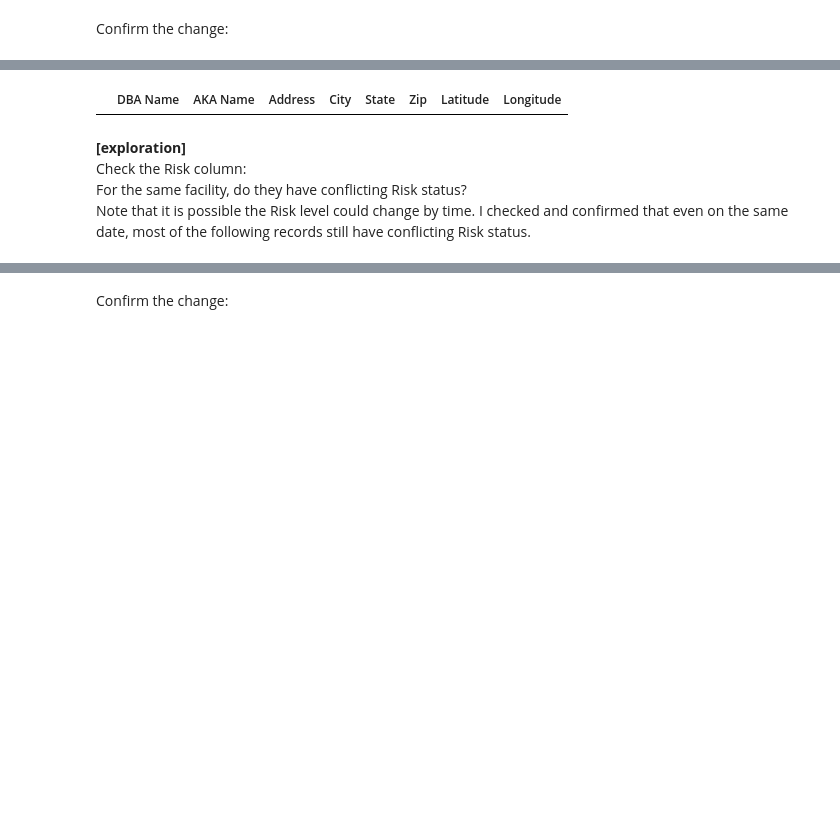
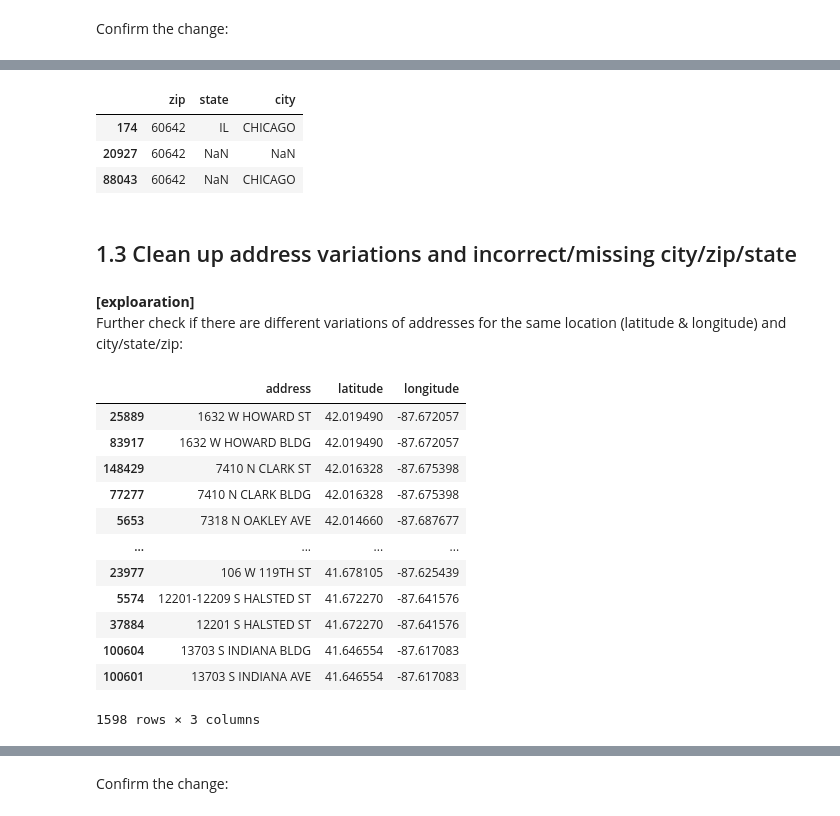
Before and after one commit to delongmeng/Chicago_Food_Inspection, a Jupyter notebook: data_cleaning_step_3b.ipynb, the cells around one changed output, grey strips where cells are left out. Drawn from its saved outputs; the diff is of its cells as text; code cells hidden in the pictures; blank space fills up the shorter version.

```diff
--- a/data_cleaning_step_3b.ipynb
+++ b/data_cleaning_step_3b.ipynb
@@ -164,7 +187,7 @@ Clean up strings:
 def clean_strings(x):
     return x.upper().replace('.', '').replace(',', '').replace("'", '').strip() if (not pd.isnull(x)) else x
 
-for column in ['DBA Name', 'AKA Name', 'Address']:
+for column in ['name_dba', 'name_aka', 'address', 'city']:
     input_data[column] = input_data[column].apply(clean_strings)
 
 input_data.head()
@@ -221,21 +200,0 @@ address_dedup
-# %%
-address_to_check = list(set(address_duplicated['Address']))
-
-def clean_address(x):
-    address = x['Address']
-    if address in address_to_check:
-        dba, aka, city, state, zip_, la, lo = x['DBA Name'], x['AKA Name'], x['City'], x['State'], x['Zip'], x['Latitude'], x['Longitude']
-        temp = address_dedup[(address_dedup['DBA Name']==dba) &
-                     (pd.isnull(address_dedup['AKA Name']) | (address_dedup['AKA Name']==aka)) &
-                     (address_dedup['City']==city) &
-                     (address_dedup['State']==state) &
-                     (address_dedup['Zip']==zip_) &
-                     (address_dedup['Latitude']==la) &
-                     (address_dedup['Longitude']==lo)]
-        if len(temp) == 1:
-            address = temp['Address'].values[0]
-
-    return address
-
-input_data['Address'] = input_data.apply(clean_address, axis=1)
-input_data
@@ -255,0 +228,4 @@ input_data
+# %%
+input_data['city'] = input_data['city'].apply(
+    lambda x: 'CHICAGO' if x in ['CCHICAGO', 'CHICAGOCHICAGO', 'CHCHICAGO', 'CHICAGOI', 'CHCICAGO', '312CHICAGO'] else (np.nan if x=='INACTIVE' else x))
+input_data['city'].value_counts()
@@ -255,0 +286,3 @@ input_data
+# %%
+input_data['zip'] = input_data['zip'].apply(lambda x: np.nan if (x=='nan' or len(x)!=5) else x)
+input_data
@@ -258,12 +349,35 @@ Confirm the change:
+# %%
+input_data[input_data['zip']=='60642'][['zip', 'state', 'city']].drop_duplicates()
+# %% [output]
+|  | zip | state | city |
+| 174 | 60642 | IL | CHICAGO |
+| 20927 | 60642 | NaN | NaN |
+| 88043 | 60642 | NaN | CHICAGO |
+# %% [markdown]
+## 1.3 Clean up address variations and incorrect/missing city/zip/state
+# %% [markdown]
+**[exploaration]**
+Further check if there are different variations of addresses for the same location (latitude & longitude) and city/state/zip:
 # %%
-temp = input_data[['DBA Name','AKA Name', 'Address', 'City', 'State', 'Zip', 'Latitude','Longitude']].drop_duplicates()
-temp.groupby(
-    by=['DBA Name','AKA Name', 'City', 'State', 'Zip', 'Latitude', 'Longitude'], dropna=False)\
-    .filter(lambda x: len(x) > 1).sort_values(by='AKA Name', ascending=False)
+temp = input_data[['address', 'latitude', 'longitude']].drop_duplicates()
+address_duplicated = temp.groupby(
+    by=['latitude', 'longitude'], dropna=False)\
+    .filter(lambda x: len(x) > 1).sort_values(by=['latitude', 'address'], ascending=False)
+
+address_duplicated
+#with pd.option_context('display.max_rows', None, 'display.max_columns', None):
+#    display(address_duplicated)
 # %% [output]
-|  | DBA Name | AKA Name | Address | City | State | Zip | Latitude | Longitude |
+|  | address | latitude | longitude |
+| 25889 | 1632 W HOWARD ST | 42.019490 | -87.672057 |
+| 83917 | 1632 W HOWARD BLDG | 42.019490 | -87.672057 |
+| 148429 | 7410 N CLARK ST | 42.016328 | -87.675398 |
+| 77277 | 7410 N CLARK BLDG | 42.016328 | -87.675398 |
+| 5653 | 7318 N OAKLEY AVE | 42.014660 | -87.687677 |
+| ... | ... | ... | ... |
+| 23977 | 106 W 119TH ST | 41.678105 | -87.625439 |
+| 5574 | 12201-12209 S HALSTED ST | 41.672270 | -87.641576 |
+| 37884 | 12201 S HALSTED ST | 41.672270 | -87.641576 |
+| 100604 | 13703 S INDIANA BLDG | 41.646554 | -87.617083 |
+| 100601 | 13703 S INDIANA AVE | 41.646554 | -87.617083 |
+1598 rows × 3 columns
-# %% [markdown]
-**[exploration]**
-Check the Risk column:
-For the same facility, do they have conflicting Risk status?
-Note that it is possible the Risk level could change by time. I checked and confirmed that even on the same date, most of the following records still have conflicting Risk status.
```
Also changed, not shown: parts of 220 cells of this notebook.
